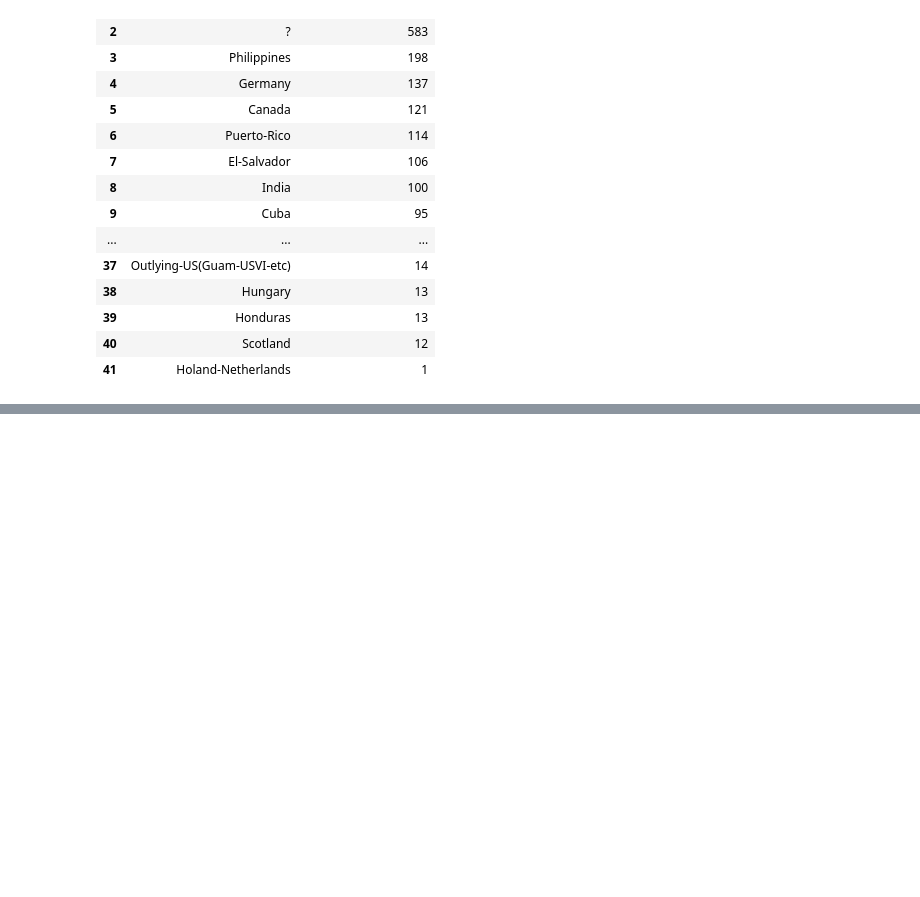
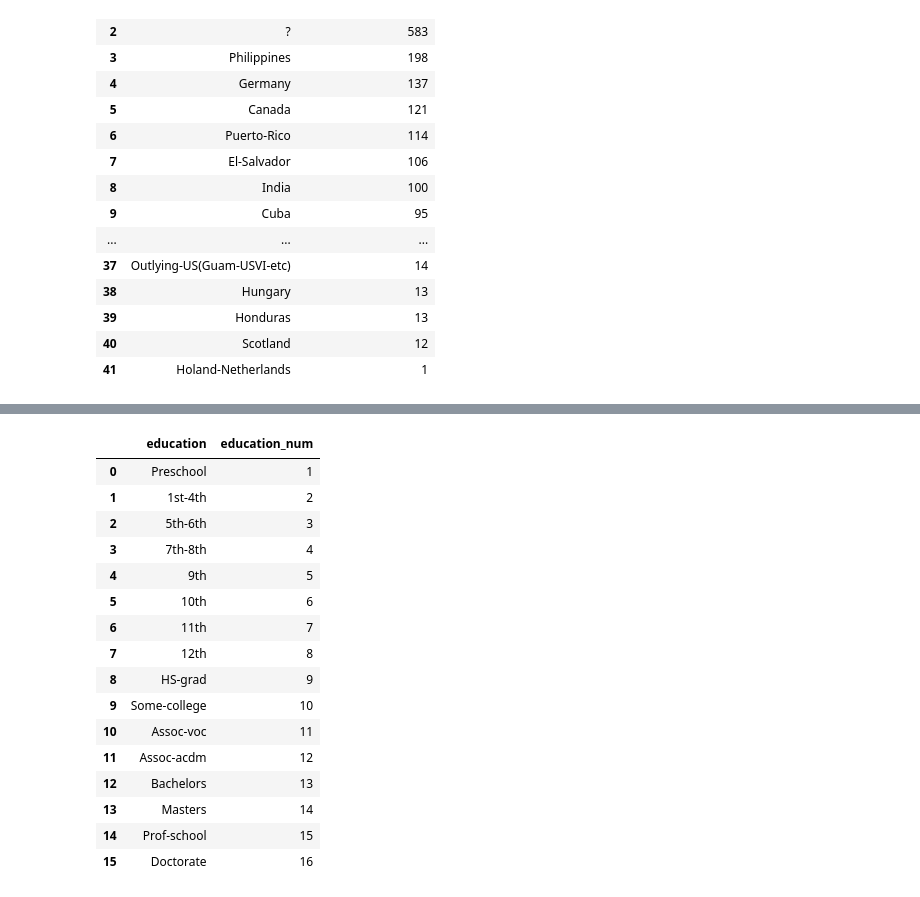
Before and after one commit to bryanfree66/bqml-examples, a Jupyter notebook: bqml_lr.ipynb, the cells around one changed output, grey strips where cells are left out. Saved outputs shown, nothing was run; the diff lists cells and outputs as text; code cells hidden in the pictures; blank space fills up the shorter version.

```diff
--- a/bqml_lr.ipynb
+++ b/bqml_lr.ipynb
@@ -377,0 +388,30 @@ client.query(query).to_dataframe()
+# %%
+# Evaluación de la educación
+query = """
+SELECT
+  education,
+  education_num
+FROM
+  `bigquery-public-data.ml_datasets.census_adult_income`
+GROUP BY education, education_num
+ORDER BY education_num
+"""
+client.query(query).to_dataframe()
+# %% [output]
+|  | education | education_num |
+| 0 | Preschool | 1 |
+| 1 | 1st-4th | 2 |
+| 2 | 5th-6th | 3 |
+| 3 | 7th-8th | 4 |
+| 4 | 9th | 5 |
+| 5 | 10th | 6 |
+| 6 | 11th | 7 |
+| 7 | 12th | 8 |
+| 8 | HS-grad | 9 |
+| 9 | Some-college | 10 |
+| 10 | Assoc-voc | 11 |
+| 11 | Assoc-acdm | 12 |
+| 12 | Bachelors | 13 |
+| 13 | Masters | 14 |
+| 14 | Prof-school | 15 |
+| 15 | Doctorate | 16 |
```
Also changed, not shown: parts of 7 cells of this notebook.
